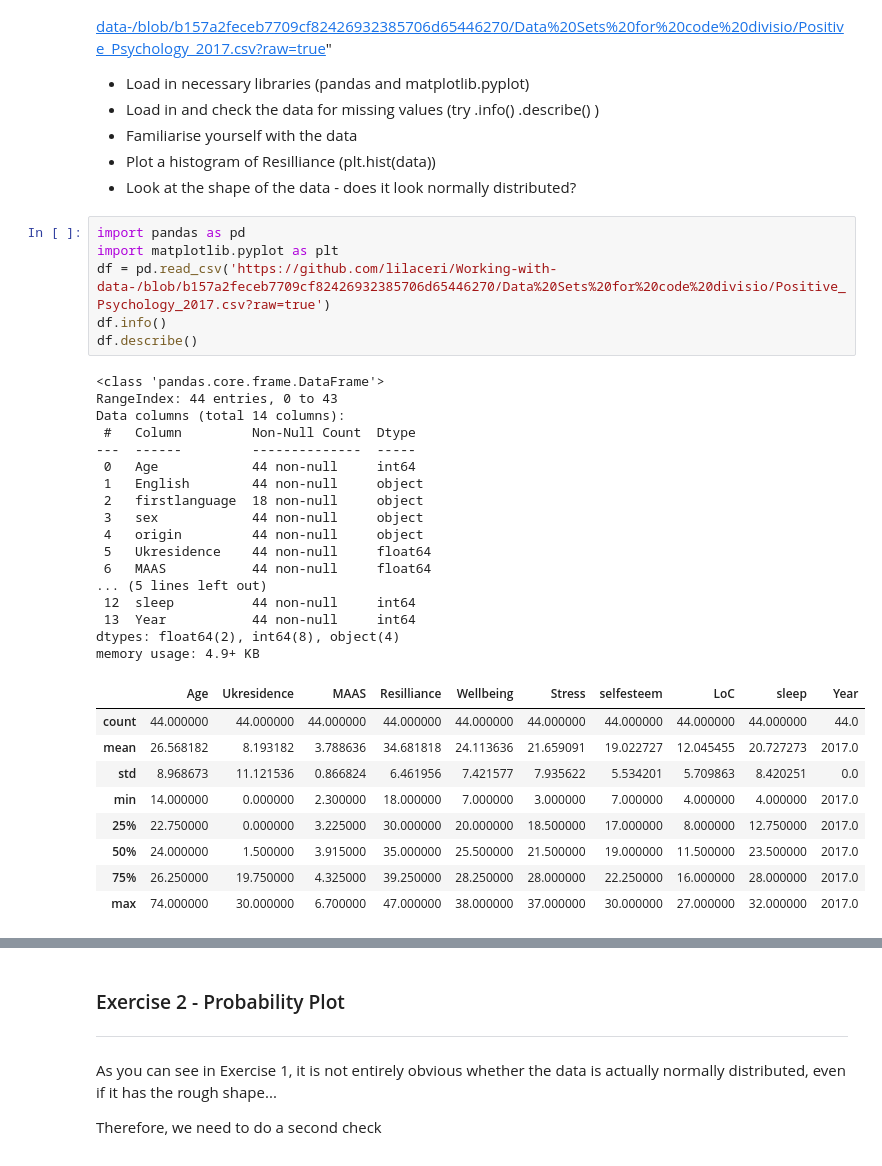
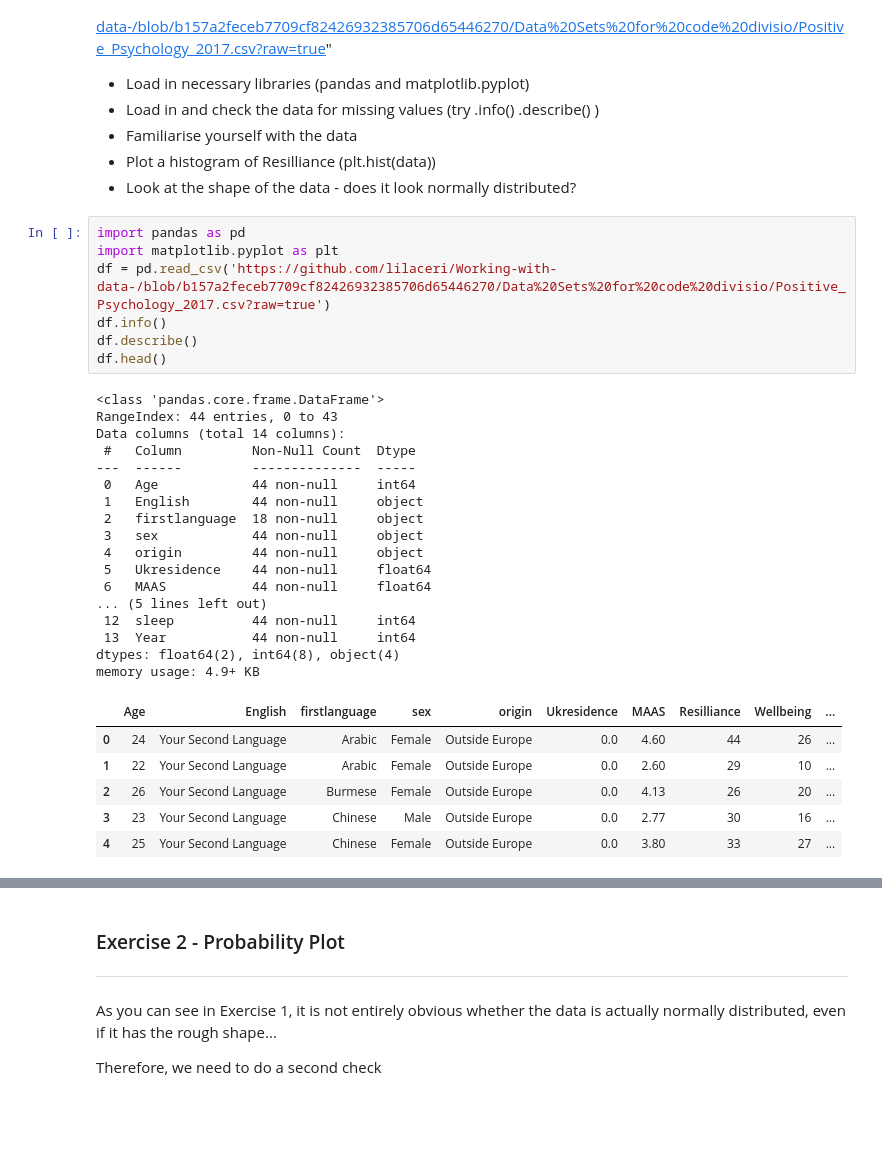
Before and after one commit to Jojomaque/Portfolio, a Jupyter notebook: Jojo_Testing_for_normality.ipynb, the cells around one changed output, grey strips where cells are left out. Saved outputs shown, nothing was run; the diff lists cells and outputs as text; blank space fills up the shorter version.

```diff
--- a/Jojo_Testing_for_normality.ipynb
+++ b/Jojo_Testing_for_normality.ipynb
@@ -46,33 +46,31 @@ For this exercise please use the Psychological Wellbeing dataset: "https://githu
 # %%
 import pandas as pd
 import matplotlib.pyplot as plt
 df = pd.read_csv('https://github.com/lilaceri/Working-with-data-/blob/b157a2feceb7709cf82426932385706d65446270/Data%20Sets%20for%20code%20divisio/Positive_Psychology_2017.csv?raw=true')
 df.info()
 df.describe()
+df.head()
 # %% [output]
 <class 'pandas.core.frame.DataFrame'>
 RangeIndex: 44 entries, 0 to 43
 Data columns (total 14 columns):
  #   Column         Non-Null Count  Dtype
 ---  ------         --------------  -----
  0   Age            44 non-null     int64
  1   English        44 non-null     object
  2   firstlanguage  18 non-null     object
  3   sex            44 non-null     object
  4   origin         44 non-null     object
  5   Ukresidence    44 non-null     float64
  6   MAAS           44 non-null     float64
 ... (5 lines left out)
  12  sleep          44 non-null     int64
  13  Year           44 non-null     int64
 dtypes: float64(2), int64(8), object(4)
 memory usage: 4.9+ KB
-|  | Age | Ukresidence | MAAS | Resilliance | Wellbeing | Stress | selfesteem | LoC | sleep | Year |
-| count | 44.000000 | 44.000000 | 44.000000 | 44.000000 | 44.000000 | 44.000000 | 44.000000 | 44.000000 | 44.000000 | 44.0 |
-| mean | 26.568182 | 8.193182 | 3.788636 | 34.681818 | 24.113636 | 21.659091 | 19.022727 | 12.045455 | 20.727273 | 2017.0 |
-| std | 8.968673 | 11.121536 | 0.866824 | 6.461956 | 7.421577 | 7.935622 | 5.534201 | 5.709863 | 8.420251 | 0.0 |
-| min | 14.000000 | 0.000000 | 2.300000 | 18.000000 | 7.000000 | 3.000000 | 7.000000 | 4.000000 | 4.000000 | 2017.0 |
-| 25% | 22.750000 | 0.000000 | 3.225000 | 30.000000 | 20.000000 | 18.500000 | 17.000000 | 8.000000 | 12.750000 | 2017.0 |
-| 50% | 24.000000 | 1.500000 | 3.915000 | 35.000000 | 25.500000 | 21.500000 | 19.000000 | 11.500000 | 23.500000 | 2017.0 |
-| 75% | 26.250000 | 19.750000 | 4.325000 | 39.250000 | 28.250000 | 28.000000 | 22.250000 | 16.000000 | 28.000000 | 2017.0 |
-| max | 74.000000 | 30.000000 | 6.700000 | 47.000000 | 38.000000 | 37.000000 | 30.000000 | 27.000000 | 32.000000 | 2017.0 |
+|  | Age | English | firstlanguage | sex | origin | Ukresidence | MAAS | Resilliance | Wellbeing | ... |
+| 0 | 24 | Your Second Language | Arabic | Female | Outside Europe | 0.0 | 4.60 | 44 | 26 | ... |
+| 1 | 22 | Your Second Language | Arabic | Female | Outside Europe | 0.0 | 2.60 | 29 | 10 | ... |
+| 2 | 26 | Your Second Language | Burmese | Female | Outside Europe | 0.0 | 4.13 | 26 | 20 | ... |
+| 3 | 23 | Your Second Language | Chinese | Male | Outside Europe | 0.0 | 2.77 | 30 | 16 | ... |
+| 4 | 25 | Your Second Language | Chinese | Female | Outside Europe | 0.0 | 3.80 | 33 | 27 | ... |
```
Also changed, not shown: parts of 3 cells of this notebook.
